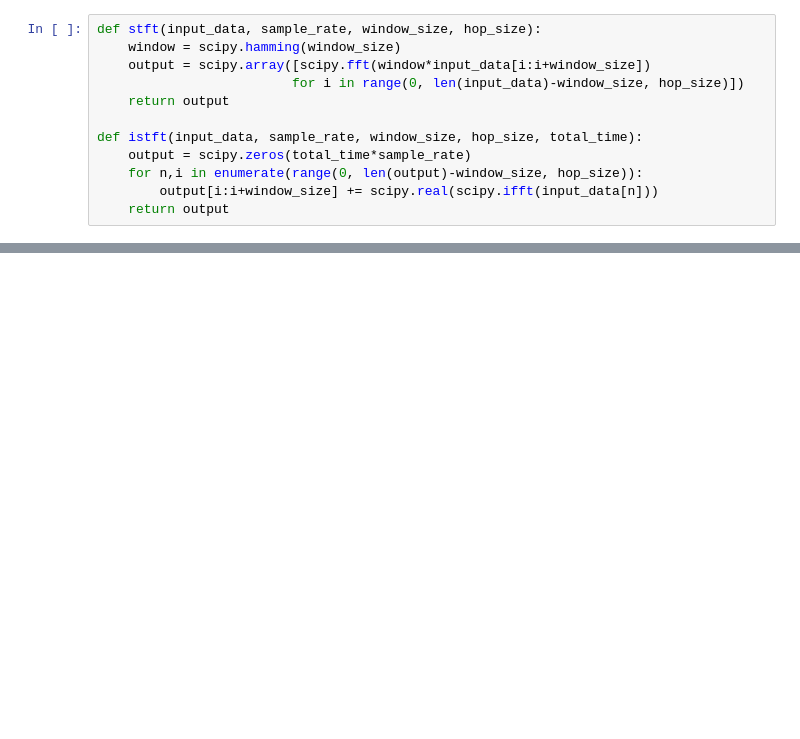
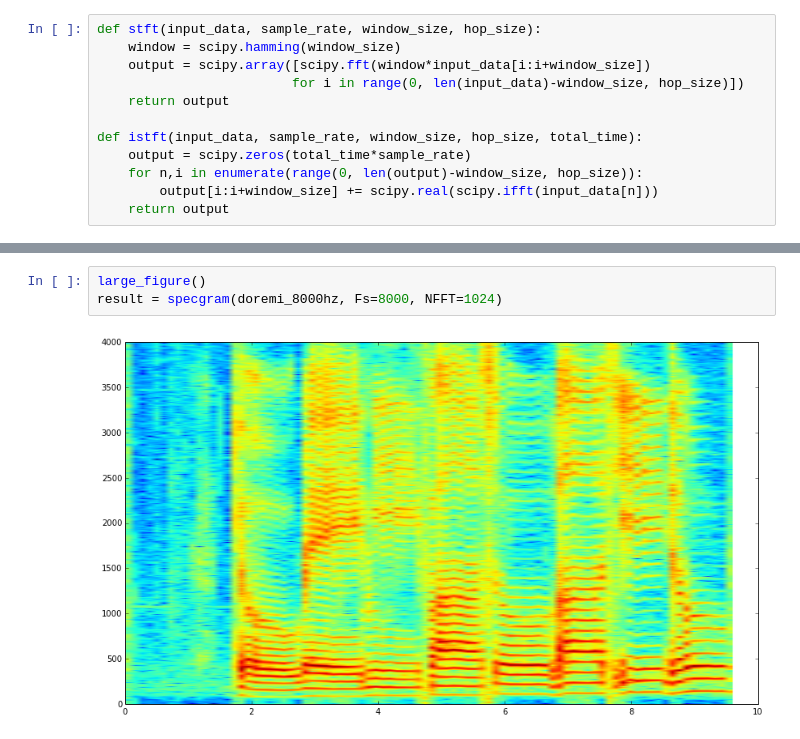
Before and after one commit to calebmadrigal/FourierTalkOSCON, a Jupyter notebook: 08_STFT.ipynb, the cells around one changed output, grey strips where cells are left out. Saved outputs shown, nothing was run; the diff lists cells and outputs as text; blank space fills up the shorter version.

```diff
--- a/08_STFT.ipynb
+++ b/08_STFT.ipynb
@@ -74,0 +97,5 @@ def istft(input_data, sample_rate, window_size, hop_size, total_time):
+# %%
+large_figure()
+result = specgram(doremi_8000hz, Fs=8000, NFFT=1024)
+# %% [output]
+[figure, added]
```
Also changed, not shown: parts of 9 cells of this notebook, 7 other files.
